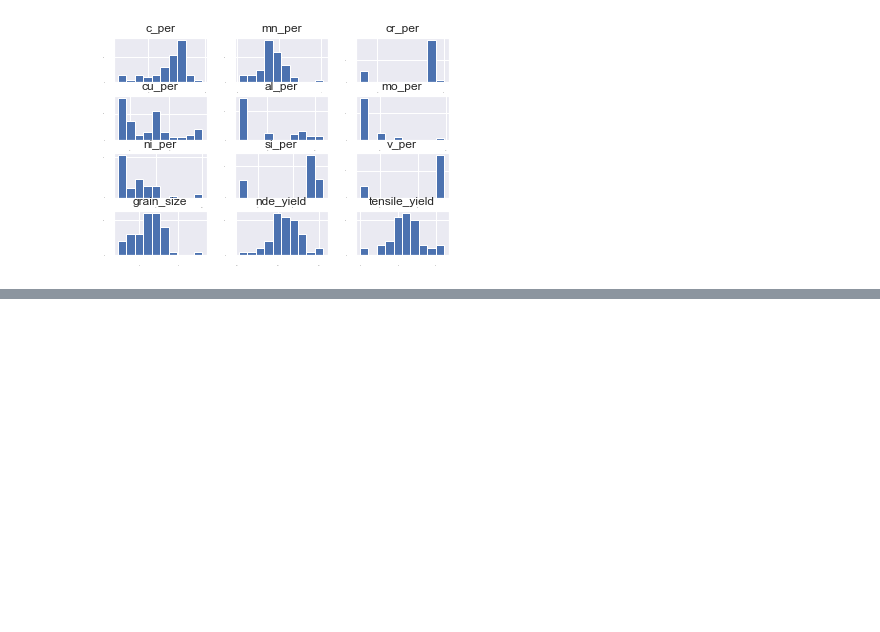
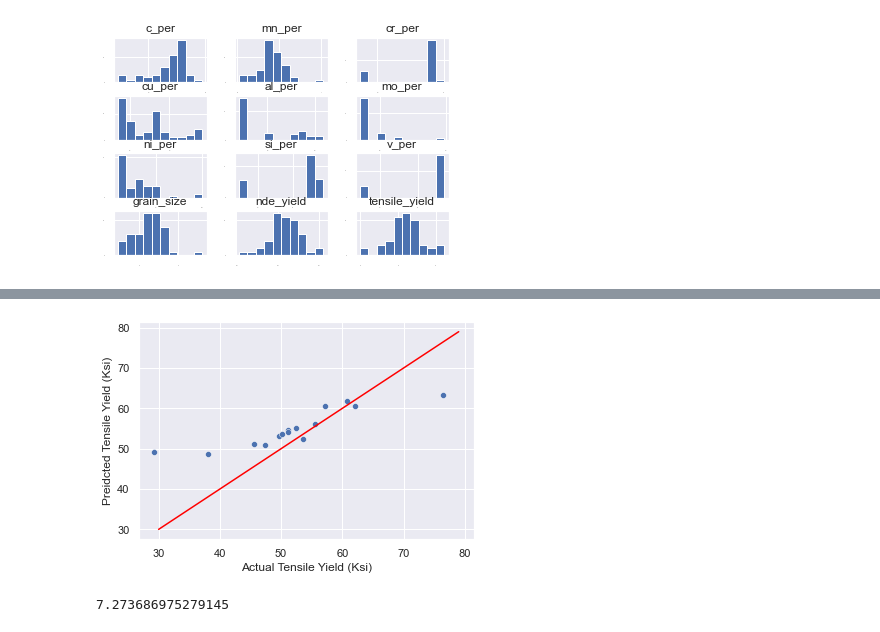
Before and after one commit to nombreinvicto/DeepLearning, a Jupyter notebook: job_exams/mmt_coding.ipynb, the cells around one changed output, grey strips where cells are left out. Saved outputs shown, nothing was run; the diff lists cells and outputs as text; code cells hidden in the pictures; blank space fills up the shorter version.

```diff
--- a/job_exams/mmt_coding.ipynb
+++ b/job_exams/mmt_coding.ipynb
@@ -365,0 +221,9 @@ Text(0, 0.5, 'Preidcted Values')
+# %%
+# do a grid search on the Elastic Net model
+param_grid = {"alpha": [0.0001, 0.001, 0.01, 0.1, 1, 10, 100, 1000], "l1_ratio": np.arange(0.0, 1.0, 0.1)}
+model = ElasticNet(max_iter=10_0000)
+kfold = KFold(n_splits=num_folds, random_state=seed, shuffle=True)
+grid = GridSearchCV(estimator=model, param_grid=param_grid, scoring=scoring, cv=kfold)
+grid_result = grid.fit(X_train, Y_train)
+best_model1 = grid.best_estimator_
+print("Best: %f using %s" % (grid_result.best_score_, grid_result.best_params_))
@@ -365,0 +236,17 @@ Text(0, 0.5, 'Preidcted Values')
+# %%
+# Predict the tensile yield strength on the validation dataset
+predictions = best_model1.predict(X_validation)
+# %%
+# plot the actual vs predicted values for the Random Forest model
+sns.scatterplot(y=predictions, x=Y_validation)
+ideal_line = list(range(30,80))
+sns.lineplot(x=ideal_line, y=ideal_line, color="red")
+plt.xlabel("Actual Tensile Yield (Ksi)")
+plt.ylabel("Preidcted Tensile Yield (Ksi)");
+# %% [output]
+[figure, added]
+# %%
+# find out the RMSE score on the validation dataset
+np.sqrt(mean_squared_error(predictions, Y_validation))
+# %% [output]
+7.273686975279145
```
Also changed, not shown: parts of 56 cells of this notebook, 1 other file.
